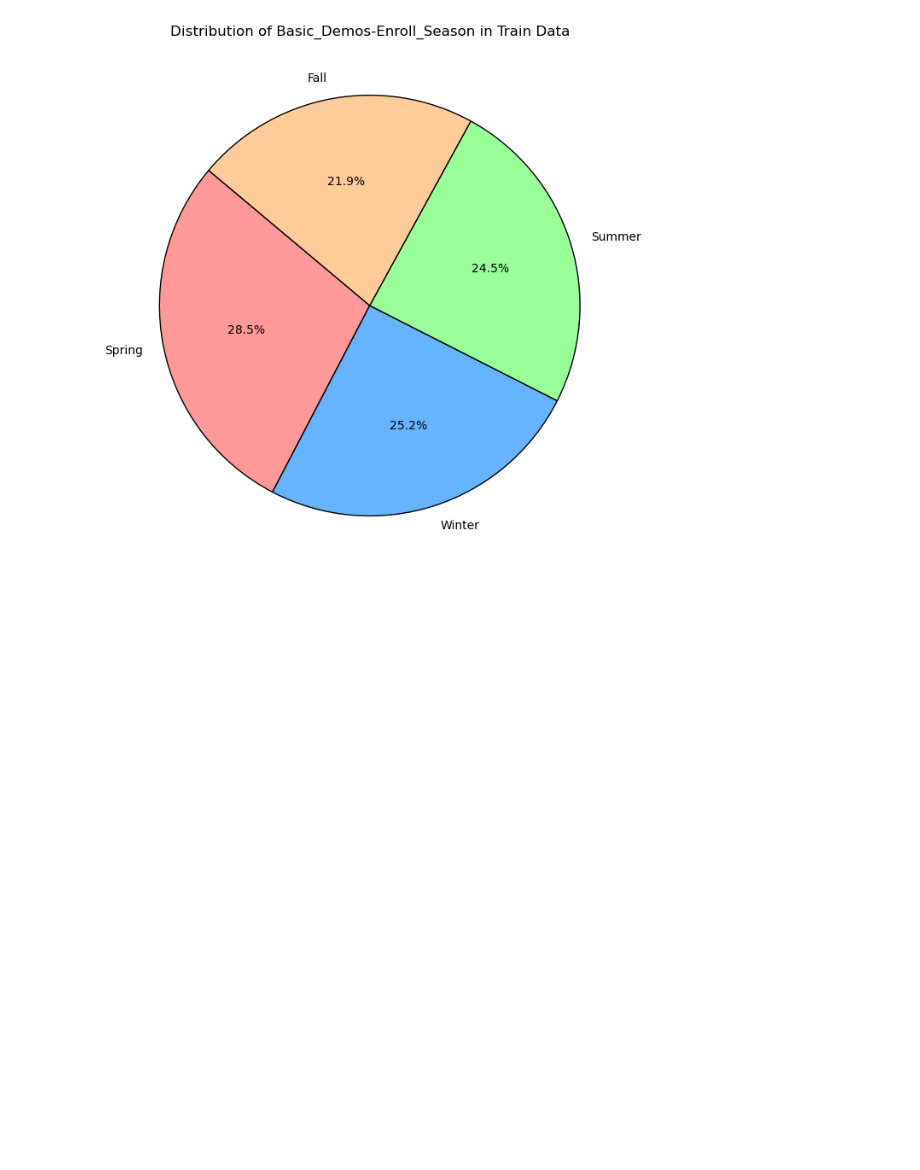
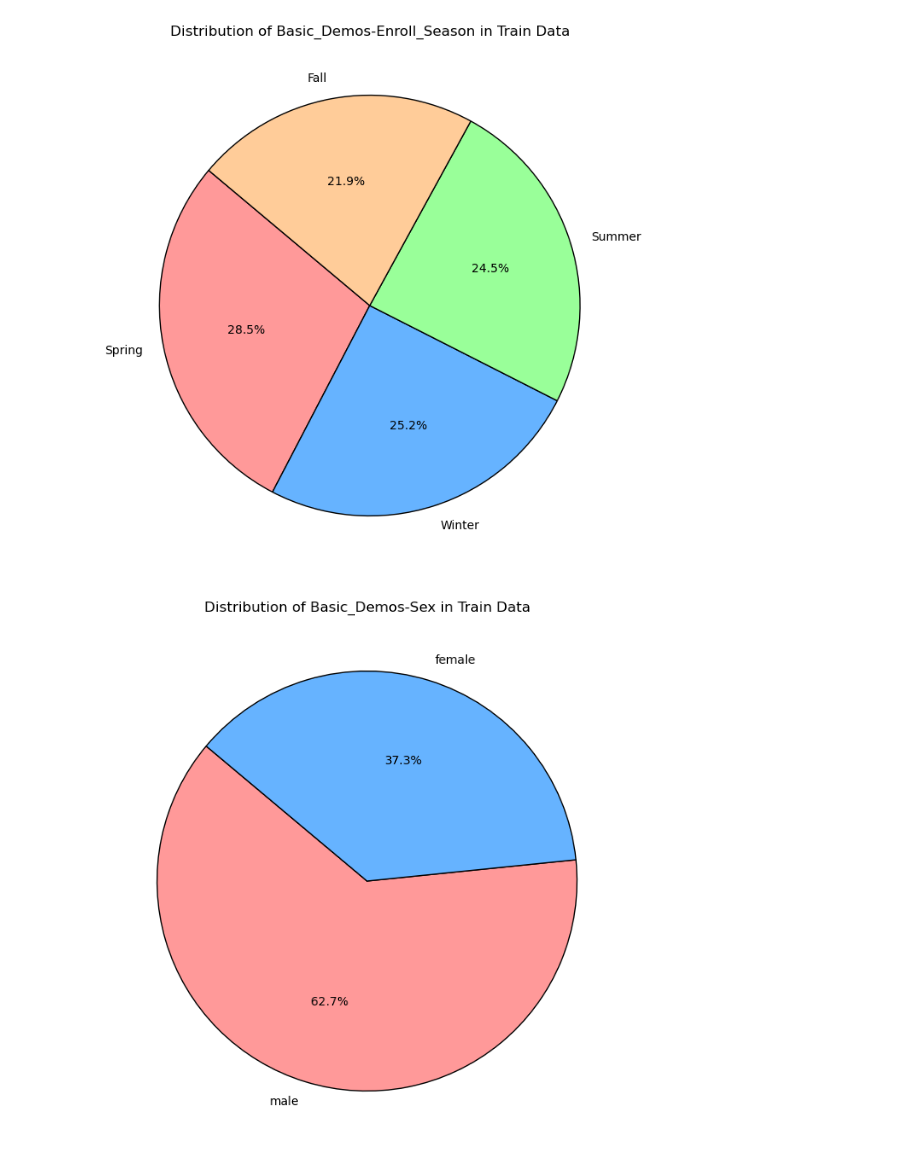
Before and after one commit to phoneTWS1/DM_FinalProject, a Jupyter notebook: chart.ipynb, the cells around one changed output. Saved outputs shown, nothing was run; the diff lists cells and outputs as text; code cells hidden in the pictures; blank space fills up the shorter version.

Commit message:
update chart

```diff
--- a/chart.ipynb
+++ b/chart.ipynb
@@ -31,3 +31,17 @@ plt.title('Distribution of Basic_Demos-Enroll_Season in Train Data')
 plt.show()
 # %% [output]
 [figure]
+# %%
+sex_mapping = {0 : 'male', 1 : 'female'}
+train_df['Basic_Demos-Sex'] = train_df['Basic_Demos-Sex'].map(sex_mapping)
+sex_count = train_df['Basic_Demos-Sex'].value_counts()
+labels = sex_count.index.astype(str)
+sex_count = sex_count.values
+
+# 畫圓餅圖
+plt.figure(figsize=(8, 8))
+plt.pie(sex_count, labels=labels, autopct='%1.1f%%', startangle=140, colors=['#ff9999','#66b3ff'], wedgeprops={'edgecolor': 'black'})
+plt.title('Distribution of Basic_Demos-Sex in Train Data')
+plt.show()
+# %% [output]
+[figure, added]
```
Also changed, not shown: parts of 5 cells of this notebook.
